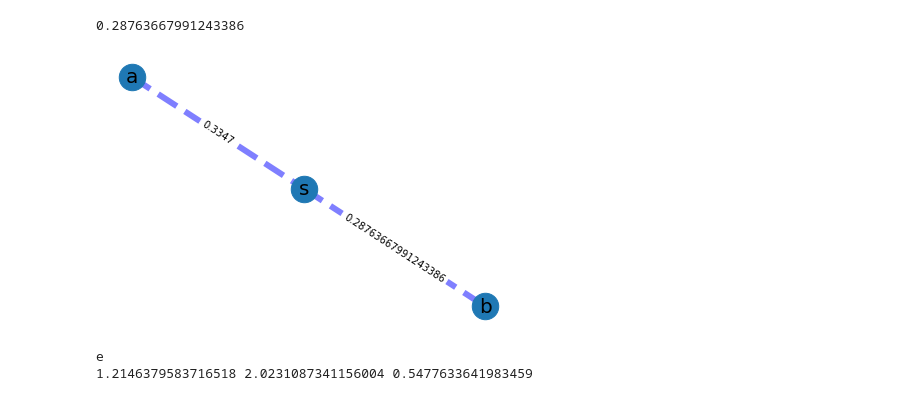
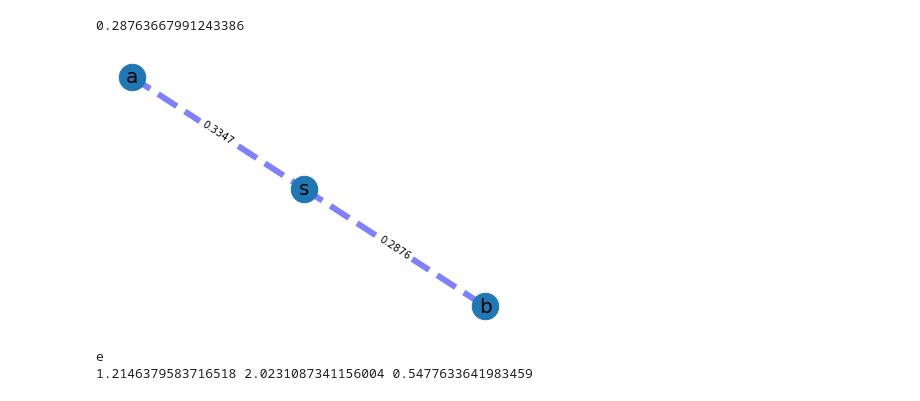
Before and after one commit to BadChromium/random_spreading, a Jupyter notebook: Copy_of_GGT_for_General_Graph.ipynb, the cells around one changed output. Drawn from its saved outputs; the diff is of its cells as text; code cells hidden in the pictures.

```diff
--- a/Copy_of_GGT_for_General_Graph.ipynb
+++ b/Copy_of_GGT_for_General_Graph.ipynb
@@ -238,11 +238,11 @@ print(lambda_sb_1)
 0.28763667991243386
 # %%
 I.append(next_node)
-T.add_edge('s', next_node, weight=lambda_sb_1)
+T.add_edge('s', next_node, weight=round(lambda_sb_1, 4))
 
 draw_graph(T)
 # %% [output]
-[figure, old version]
+[figure, new version]
 # %%
 j = find_next_child(G, I)
 print(j)
```
Also changed, not shown: parts of 6 cells of this notebook, 5 other files.
